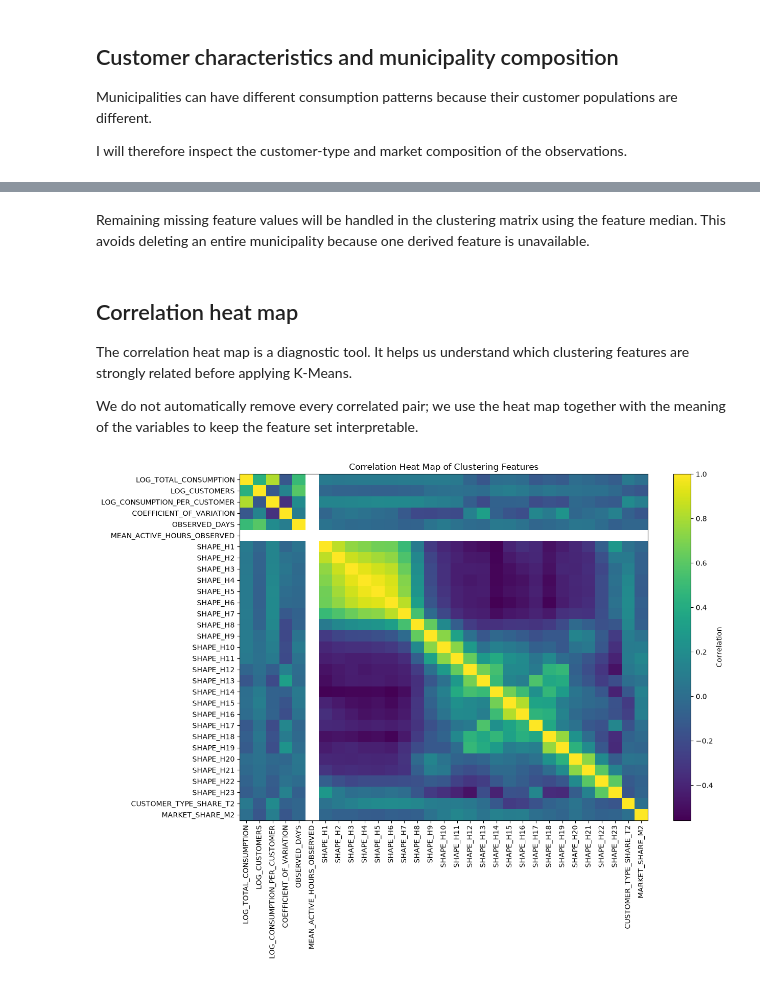
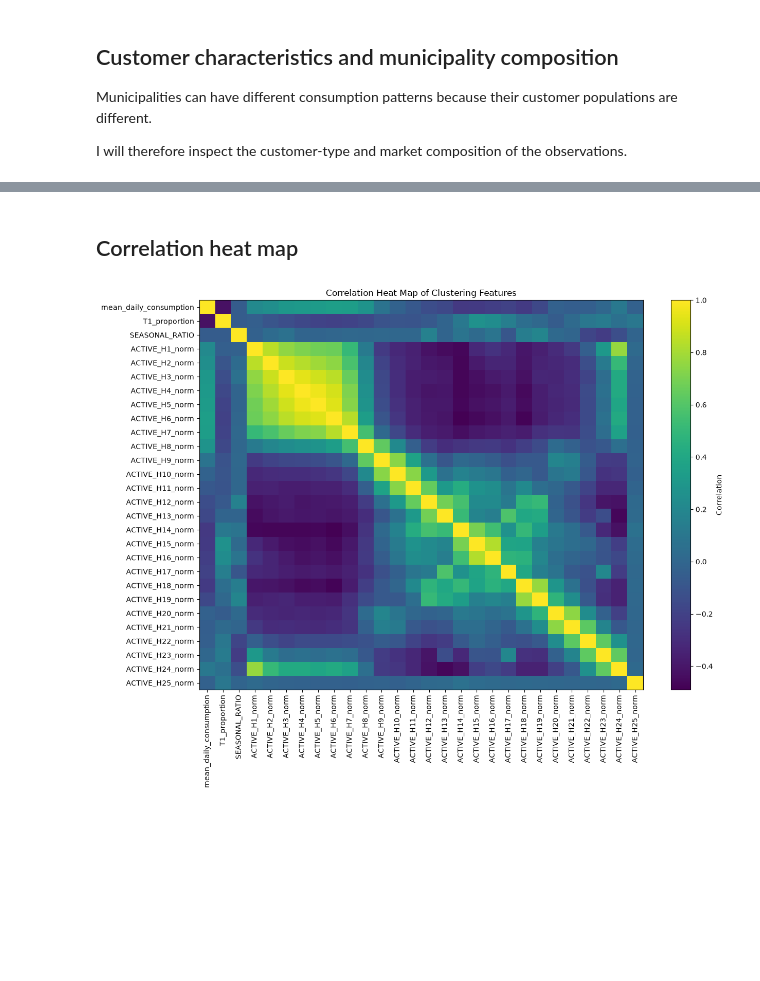
Before and after one commit to reem-naji/potential-fortnight, a Jupyter notebook: notebooks/EDA+basic clustering.ipynb, the cells around one changed output, grey strips where cells are left out. Cells and saved outputs as stored; diff of their text form; code cells hidden in the pictures; blank space fills up the shorter version.

```diff
--- a/notebooks/EDA+basic clustering.ipynb
+++ b/notebooks/EDA+basic clustering.ipynb
@@ -869,0 +958,3 @@ shape: (10, 5)
+# %%
+coordinates = pl.read_csv(r"../BD_MUNICIPIOS-ENTIDADES/DE_MUNICIP_LAT_LONG.csv")
+coordinates.head()
@@ -2117,37 +1559,57 @@ shape: (24, 2)
-# %% [markdown]
-Remaining missing feature values will be handled in the clustering matrix using the feature median. This avoids deleting an entire municipality because one derived feature is unavailable.
+# %%
+active_cols = [f"ACTIVE_H{i}" for i in range(1, 26)]
+
+muni_features = (
+    A.group_by("MUNICIPALITY")
+    .agg([
+        pl.col("DAILY_ACTIVE_CONSUMPTION").mean().alias("mean_daily_consumption"),
+        (pl.col("CUSTOMER_TYPE") == "T1").cast(pl.Float64).mean().alias("T1_proportion"),
+        pl.col("DAILY_ACTIVE_CONSUMPTION").filter(pl.col("Season") == "Summer").mean().alias("summer_mean"),
+        pl.col("DAILY_ACTIVE_CONSUMPTION").filter(pl.col("Season") == "Winter").mean().alias("winter_mean"),
+        *[pl.col(c).mean().alias(f"{c}_mean") for c in active_cols],
+    ])
+    .with_columns(
+        # 1. Chain .fill_null(0) to prevent missing seasons from generating NaNs
+        (
+            (pl.col("summer_mean").fill_null(0) + 1e-5) /
+            (pl.col("winter_mean").fill_null(0) + 1e-5)
+        ).log().alias("SEASONAL_RATIO"),
+
+        pl.sum_horizontal([pl.col(f"{c}_mean").fill_null(0) for c in active_cols]).alias("hourly_sum")
+    )
+    .with_columns(
+        # 2. Add 1e-9 to the denominator to prevent 0/0 division errors
+        [(pl.col(f"{c}_mean").fill_null(0) / (pl.col("hourly_sum") + 1e-9)).alias(f"{c}_norm") for c in active_cols]
+    )
+    .drop([f"{c}_mean" for c in active_cols] + ["summer_mean", "winter_mean", "hourly_sum"])
+)
+# %%
+# 3. Materialize to Pandas and strip any remaining edge cases
+df_cluster = muni_features.collect().to_pandas().set_index("MUNICIPALITY")
+df_cluster = df_cluster.replace([np.inf, -np.inf], np.nan).dropna()
 # %% [markdown]
 ## Correlation heat map
-
-The correlation heat map is a diagnostic tool. It helps us understand which clustering features are strongly related before applying K-Means.
-
-We do not automatically remove every correlated pair; we use the heat map together with the meaning of the variables to keep the feature set interpretable.
 # %%
-corr_df = (
-    municipality_features
-    .select(clustering_feature_cols)
-    .to_pandas()
-    .corr()
-)
+corr_df = df_cluster.corr()
 
 plt.figure(figsize=(13, 10))
 plt.imshow(
     corr_df.to_numpy(),
     aspect="auto",
     interpolation="nearest"
 )
 plt.xticks(
     range(len(corr_df.columns)),
     corr_df.columns,
     rotation=90
 )
 plt.yticks(
     range(len(corr_df.columns)),
     corr_df.columns
 )
 plt.colorbar(label="Correlation")
 plt.title("Correlation Heat Map of Clustering Features")
 plt.tight_layout()
 plt.show()
 # %% [output]
-[figure, old version]
+[figure, new version]
```
Also changed, not shown: parts of 114 cells of this notebook.
